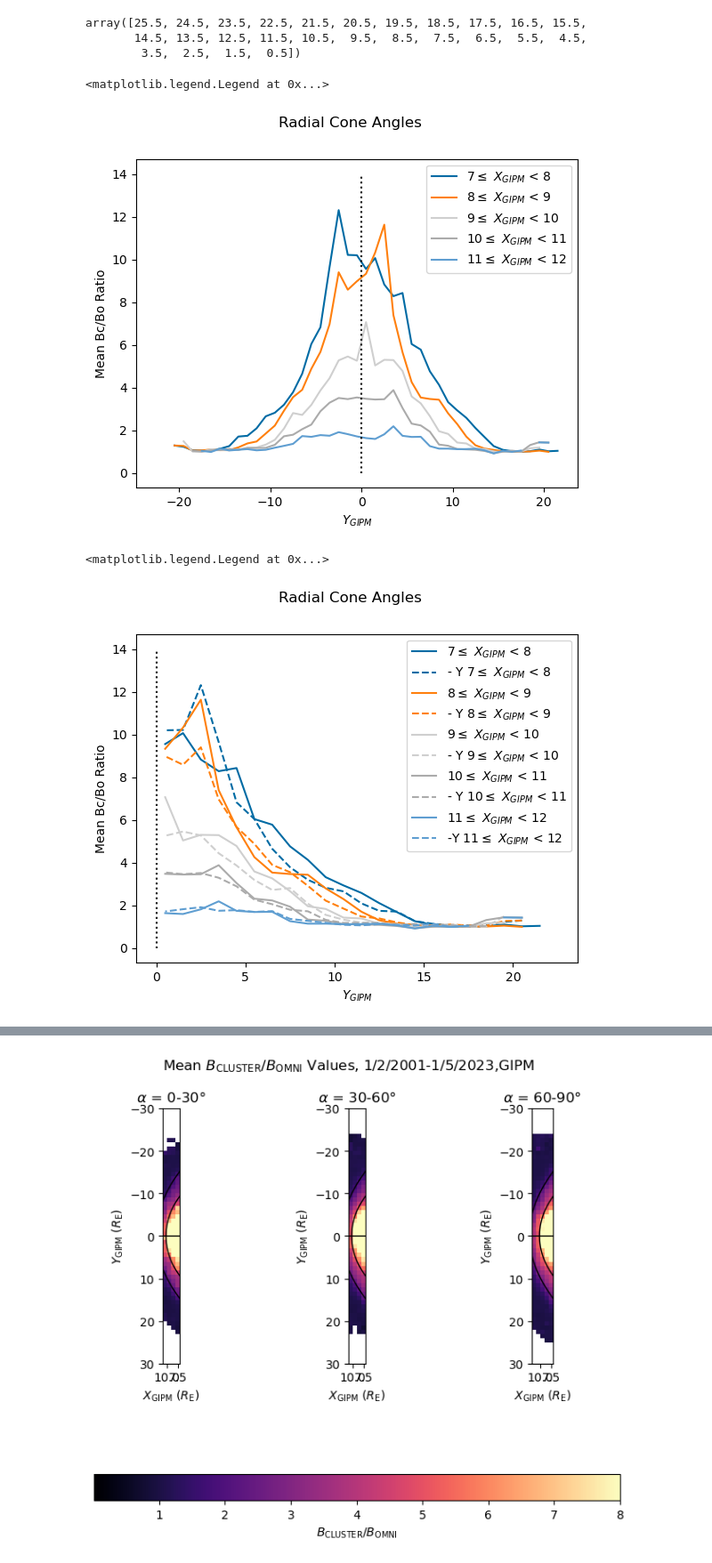
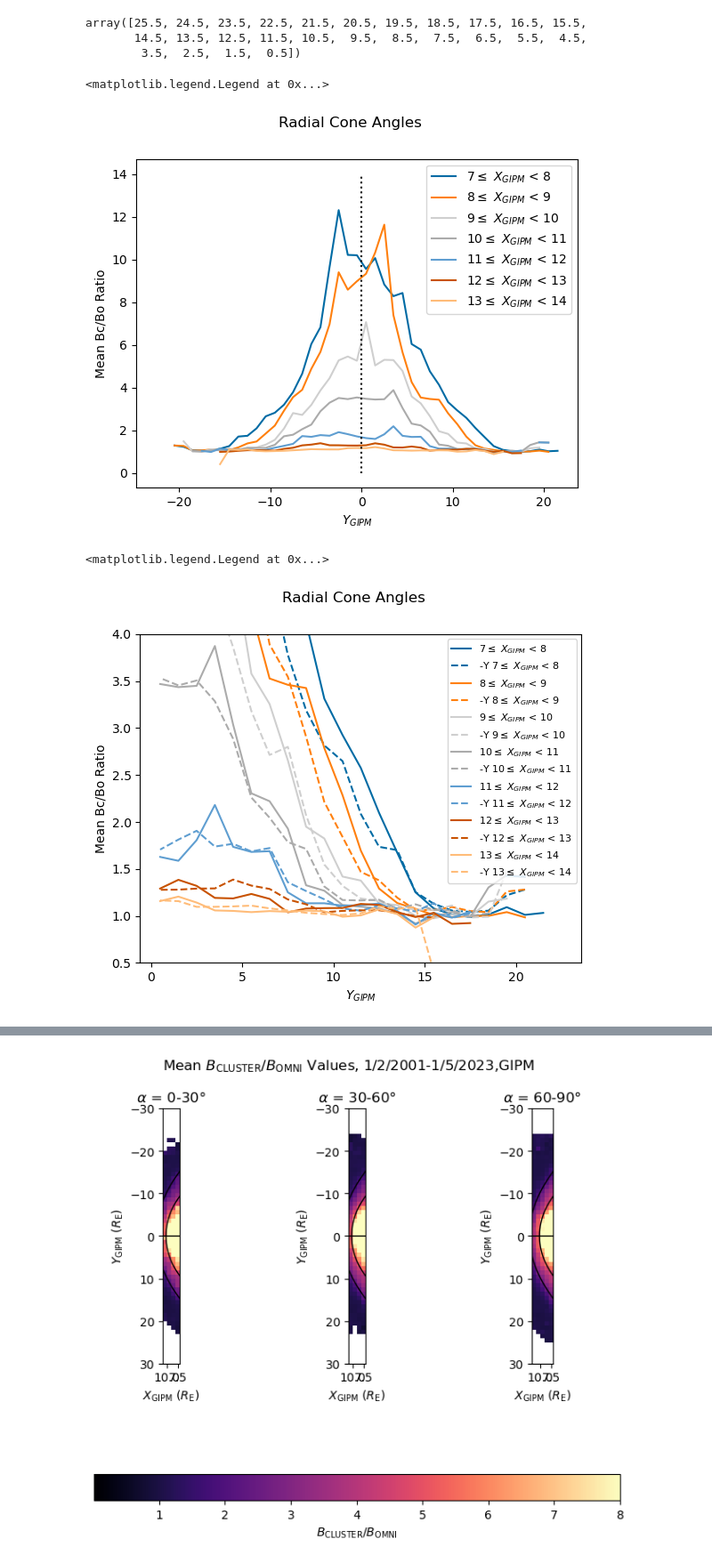
Before and after one commit to solarwindstream/gipm-mapping, a Jupyter notebook: Fine_Binning.ipynb, the cells around one changed output, grey strips where cells are left out. Shown at 89% size. Saved outputs shown, nothing was run; the diff lists cells and outputs as text; code cells hidden in the pictures.

```diff
--- a/Fine_Binning.ipynb
+++ b/Fine_Binning.ipynb
@@ -1772,6 +1898,8 @@ x_8_9_rad = mean_rad_array[9,:]
 x_9_10_rad = mean_rad_array[10,:]
 x_10_11_rad = mean_rad_array[11,:]
 x_11_12_rad = mean_rad_array[12,:]
+x_12_13_rad = mean_rad_array[13,:]
+x_13_14_rad = mean_rad_array[14,:]
 # %%
 fig, ax1 = plt.subplots(1)
 fig.suptitle(r'Radial Cone Angles')
@@ -1780,6 +1908,8 @@ ax1.plot(y_space, x_8_9_rad, color="#FF800E", label=r'8$\leq$ $X_{GIPM}$ < 9')
 ax1.plot(y_space, x_9_10_rad, color="#CFCFCF", label=r'9$\leq$ $X_{GIPM}$ < 10')
 ax1.plot(y_space, x_10_11_rad, color="#ABABAB", label=r'10$\leq$ $X_{GIPM}$ < 11')
 ax1.plot(y_space, x_11_12_rad, color="#5F9ED1", label=r'11$\leq$ $X_{GIPM}$ < 12')
+ax1.plot(y_space, x_12_13_rad, color="#C85200", label=r'12$\leq$ $X_{GIPM}$ < 13')
+ax1.plot(y_space, x_13_14_rad, color="#FFBC79", label=r'13$\leq$ $X_{GIPM}$ < 14')
 #plt.xlabel('Period (s)')
 ax1.set_ylabel('Mean Bc/Bo Ratio')
 ax1.set_xlabel(r'$Y_{GIPM}$')
@@ -1789,33 +1919,38 @@ ax1.legend()
 #fig.show()
 # %% [output]
 <matplotlib.legend.Legend at 0x...>
-[figure, old version]
+[figure, new version]
 # %%
 #now reflect negative y onto positive!
 y_space_negative = np.linspace(25.5, 0.5, num=26)
 
 fig, ax1 = plt.subplots(1)
 fig.suptitle(r'Radial Cone Angles')
 ax1.plot(y_space[26:], x_7_8_rad[26:], color="#006BA4", label=r'7$\leq$ $X_{GIPM}$ < 8')
-ax1.plot(y_space_negative, x_7_8_rad[0:26], color="#006BA4", linestyle='dashed', label=r'- Y 7$\leq$ $X_{GIPM}$ < 8')
+ax1.plot(y_space_negative, x_7_8_rad[0:26], color="#006BA4", linestyle='dashed', label=r'-Y 7$\leq$ $X_{GIPM}$ < 8')
 ax1.plot(y_space[26:], x_8_9_rad[26:], color="#FF800E", label=r'8$\leq$ $X_{GIPM}$ < 9')
-ax1.plot(y_space_negative, x_8_9_rad[0:26], linestyle='dashed', color="#FF800E", label=r'- Y 8$\leq$ $X_{GIPM}$ < 9')
+ax1.plot(y_space_negative, x_8_9_rad[0:26], linestyle='dashed', color="#FF800E", label=r'-Y 8$\leq$ $X_{GIPM}$ < 9')
 ax1.plot(y_space[26:], x_9_10_rad[26:], color="#CFCFCF", label=r'9$\leq$ $X_{GIPM}$ < 10')
-ax1.plot(y_space_negative, x_9_10_rad[0:26], color="#CFCFCF", linestyle='dashed', label=r'- Y 9$\leq$ $X_{GIPM}$ < 10')
+ax1.plot(y_space_negative, x_9_10_rad[0:26], color="#CFCFCF", linestyle='dashed', label=r'-Y 9$\leq$ $X_{GIPM}$ < 10')
 ax1.plot(y_space[26:], x_10_11_rad[26:], color="#ABABAB", label=r'10$\leq$ $X_{GIPM}$ < 11')
-ax1.plot(y_space_negative, x_10_11_rad[0:26], color="#ABABAB", linestyle='dashed', label=r'- Y 10$\leq$ $X_{GIPM}$ < 11')
+ax1.plot(y_space_negative, x_10_11_rad[0:26], color="#ABABAB", linestyle='dashed', label=r'-Y 10$\leq$ $X_{GIPM}$ < 11')
 ax1.plot(y_space[26:], x_11_12_rad[26:], color="#5F9ED1", label=r'11$\leq$ $X_{GIPM}$ < 12')
 ax1.plot(y_space_negative, x_11_12_rad[0:26], color="#5F9ED1", linestyle='dashed', label=r'-Y 11$\leq$ $X_{GIPM}$ < 12')
+ax1.plot(y_space[26:], x_12_13_rad[26:], color="#C85200", label=r'12$\leq$ $X_{GIPM}$ < 13')
+ax1.plot(y_space_negative, x_12_13_rad[0:26], color="#C85200", linestyle='dashed', label=r'-Y 12$\leq$ $X_{GIPM}$ < 13')
+ax1.plot(y_space[26:], x_13_14_rad[26:], color="#FFBC79", label=r'13$\leq$ $X_{GIPM}$ < 14')
+ax1.plot(y_space_negative, x_13_14_rad[0:26], color="#FFBC79",linestyle='dashed', label=r'-Y 13$\leq$ $X_{GIPM}$ < 14')
 #plt.xlabel('Period (s)')
 ax1.set_ylabel('Mean Bc/Bo Ratio')
 ax1.set_xlabel(r'$Y_{GIPM}$')
-ax1.vlines(x=0, ymin = 0, ymax = 14, linestyles='dotted', color='k')
-ax1.legend()
+#ax1.vlines(x=0, ymin = 0, ymax = 14, linestyles='dotted', color='k')
+ax1.set_ylim(0.5, 4)
+ax1.legend(fontsize=8)
 
 #fig.show()
 # %% [output]
 <matplotlib.legend.Legend at 0x...>
-[figure, old version]
+[figure, new version]
 # %%
 mean_perp_array = np.array(mean_rat_perp)
 mean_perp_array = mean_perp_array.reshape(25, 52)
```
Also changed, not shown: parts of 13 cells of this notebook, 2 other files.
